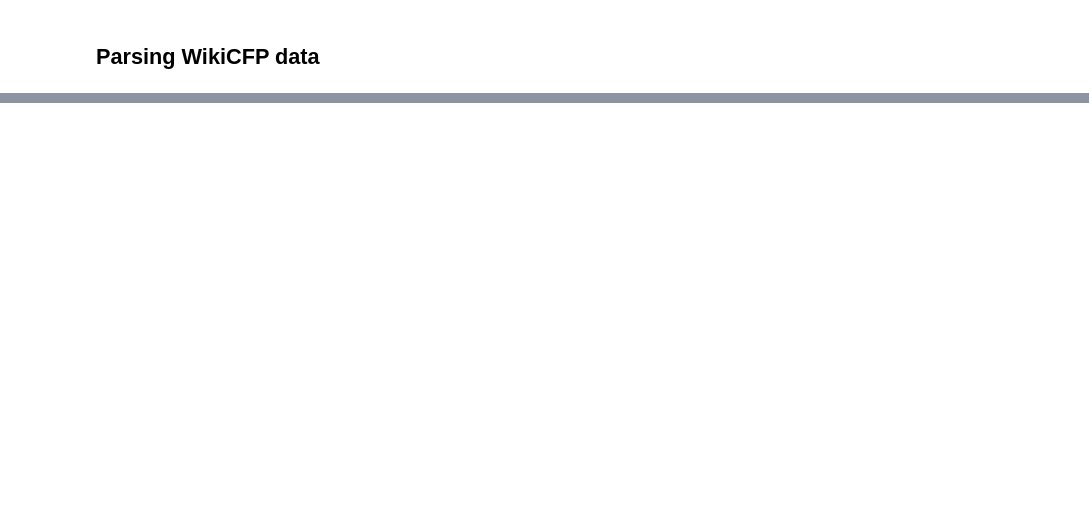
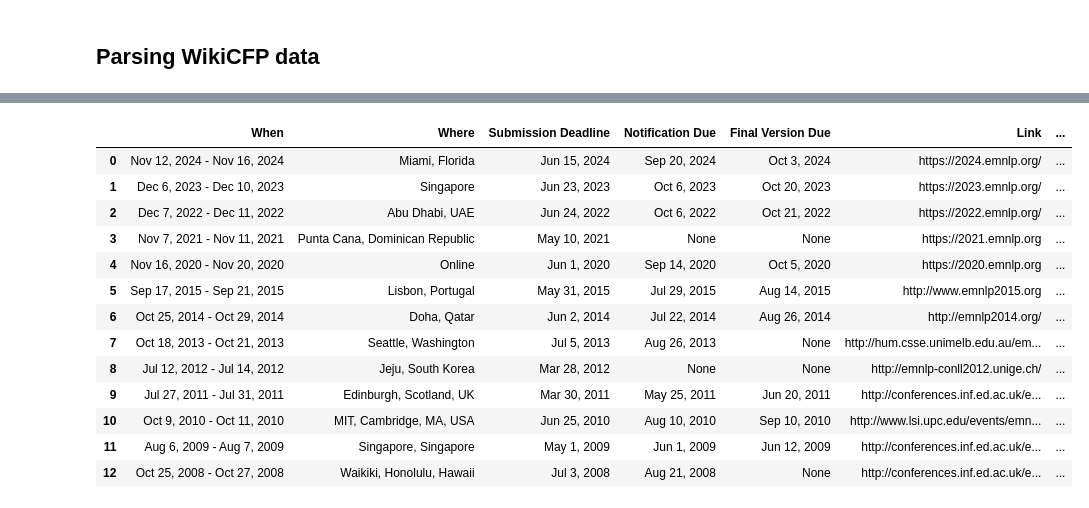
Before and after one commit to abdalimran/conference-cfp, a Jupyter notebook: conference_cfp.ipynb, the cells around one changed output, grey strips where cells are left out. Drawn from its saved outputs; the diff is of its cells as text; code cells hidden in the pictures; blank space fills up the shorter version.

```diff
--- a/conference_cfp.ipynb
+++ b/conference_cfp.ipynb
@@ -207,10 +292,25 @@ all_events_df.merge(wikicfp_ggs[['program_link', 'Title', 'Acronym',
                                  'CORE-Best Class', 'CORE-All Classes']],
                     on=['program_link', 'Title', 'Acronym'], how='left').to_excel(f"dump_{datetime.now().strftime('%d%m%Y-%H%M%S')}.xlsx", index=False)
 # %%
-pd.read_json(wikicfp_ggs_event_detail
-             .query("Acronym=='ISDA'")
+pd.read_json(StringIO(wikicfp_ggs_event_detail
+             .query("Acronym=='EMNLP'")
              .all_event_detail
-             .values[0])
+             .values[0]))
+# %% [output]
+|  | When | Where | Submission Deadline | Notification Due | Final Version Due | Link | ... |
+| 0 | Nov 12, 2024 - Nov 16, 2024 | Miami, Florida | Jun 15, 2024 | Sep 20, 2024 | Oct 3, 2024 | https://2024.emnlp.org/ | ... |
+| 1 | Dec 6, 2023 - Dec 10, 2023 | Singapore | Jun 23, 2023 | Oct 6, 2023 | Oct 20, 2023 | https://2023.emnlp.org/ | ... |
+| 2 | Dec 7, 2022 - Dec 11, 2022 | Abu Dhabi, UAE | Jun 24, 2022 | Oct 6, 2022 | Oct 21, 2022 | https://2022.emnlp.org/ | ... |
+| 3 | Nov 7, 2021 - Nov 11, 2021 | Punta Cana, Dominican Republic | May 10, 2021 | None | None | https://2021.emnlp.org | ... |
+| 4 | Nov 16, 2020 - Nov 20, 2020 | Online | Jun 1, 2020 | Sep 14, 2020 | Oct 5, 2020 | https://2020.emnlp.org | ... |
+| 5 | Sep 17, 2015 - Sep 21, 2015 | Lisbon, Portugal | May 31, 2015 | Jul 29, 2015 | Aug 14, 2015 | http://www.emnlp2015.org | ... |
+| 6 | Oct 25, 2014 - Oct 29, 2014 | Doha, Qatar | Jun 2, 2014 | Jul 22, 2014 | Aug 26, 2014 | http://emnlp2014.org/ | ... |
+| 7 | Oct 18, 2013 - Oct 21, 2013 | Seattle, Washington | Jul 5, 2013 | Aug 26, 2013 | None | http://hum.csse.unimelb.edu.au/em... | ... |
+| 8 | Jul 12, 2012 - Jul 14, 2012 | Jeju, South Korea | Mar 28, 2012 | None | None | http://emnlp-conll2012.unige.ch/ | ... |
+| 9 | Jul 27, 2011 - Jul 31, 2011 | Edinburgh, Scotland, UK | Mar 30, 2011 | May 25, 2011 | Jun 20, 2011 | http://conferences.inf.ed.ac.uk/e... | ... |
+| 10 | Oct 9, 2010 - Oct 11, 2010 | MIT, Cambridge, MA, USA | Jun 25, 2010 | Aug 10, 2010 | Sep 10, 2010 | http://www.lsi.upc.edu/events/emn... | ... |
+| 11 | Aug 6, 2009 - Aug 7, 2009 | Singapore, Singapore | May 1, 2009 | Jun 1, 2009 | Jun 12, 2009 | http://conferences.inf.ed.ac.uk/e... | ... |
+| 12 | Oct 25, 2008 - Oct 27, 2008 | Waikiki, Honolulu, Hawaii | Jul 3, 2008 | Aug 21, 2008 | None | http://conferences.inf.ed.ac.uk/e... | ... |
 # %%
 wikicfp_ggs_event_detail_final = wikicfp_ggs.merge(wikicfp_ggs_event_detail,
                                                    how='left',
```
Also changed, not shown: parts of 14 cells of this notebook, 11 other files.
